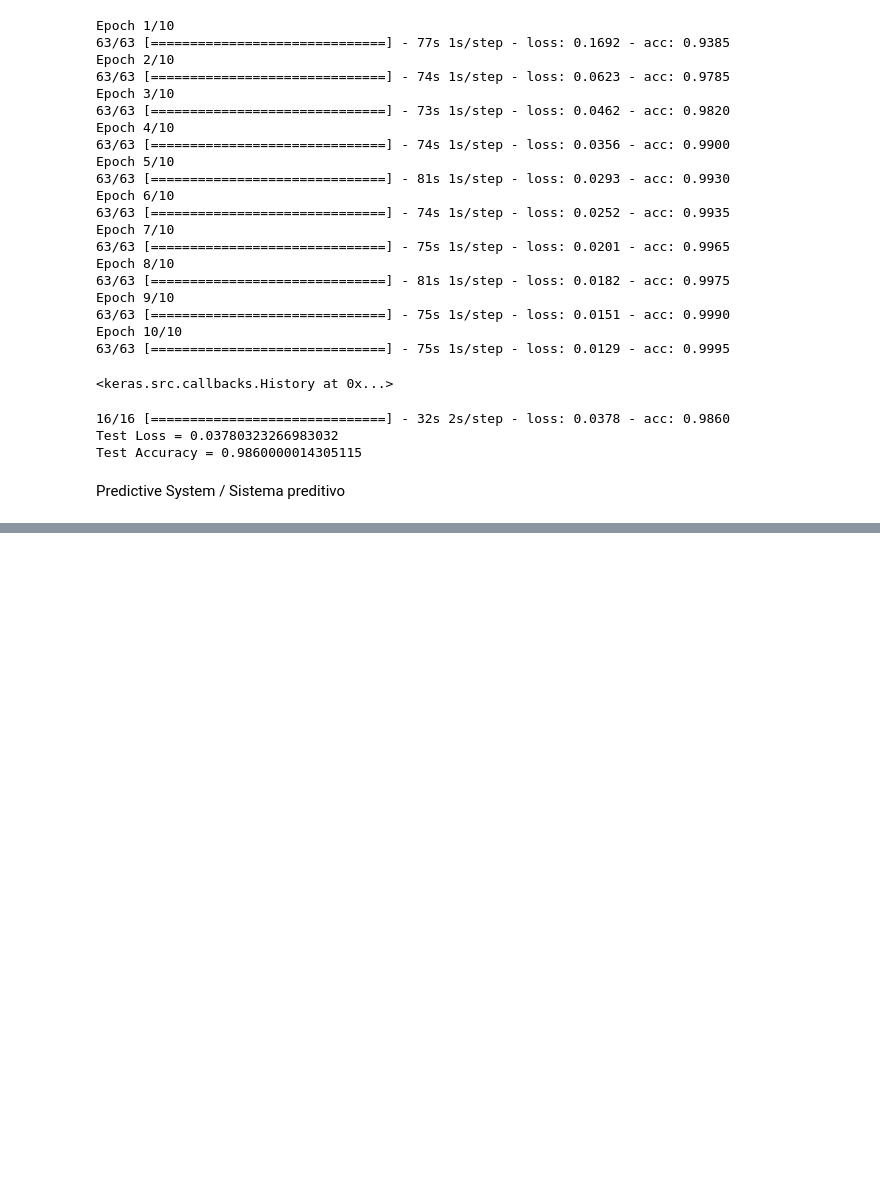
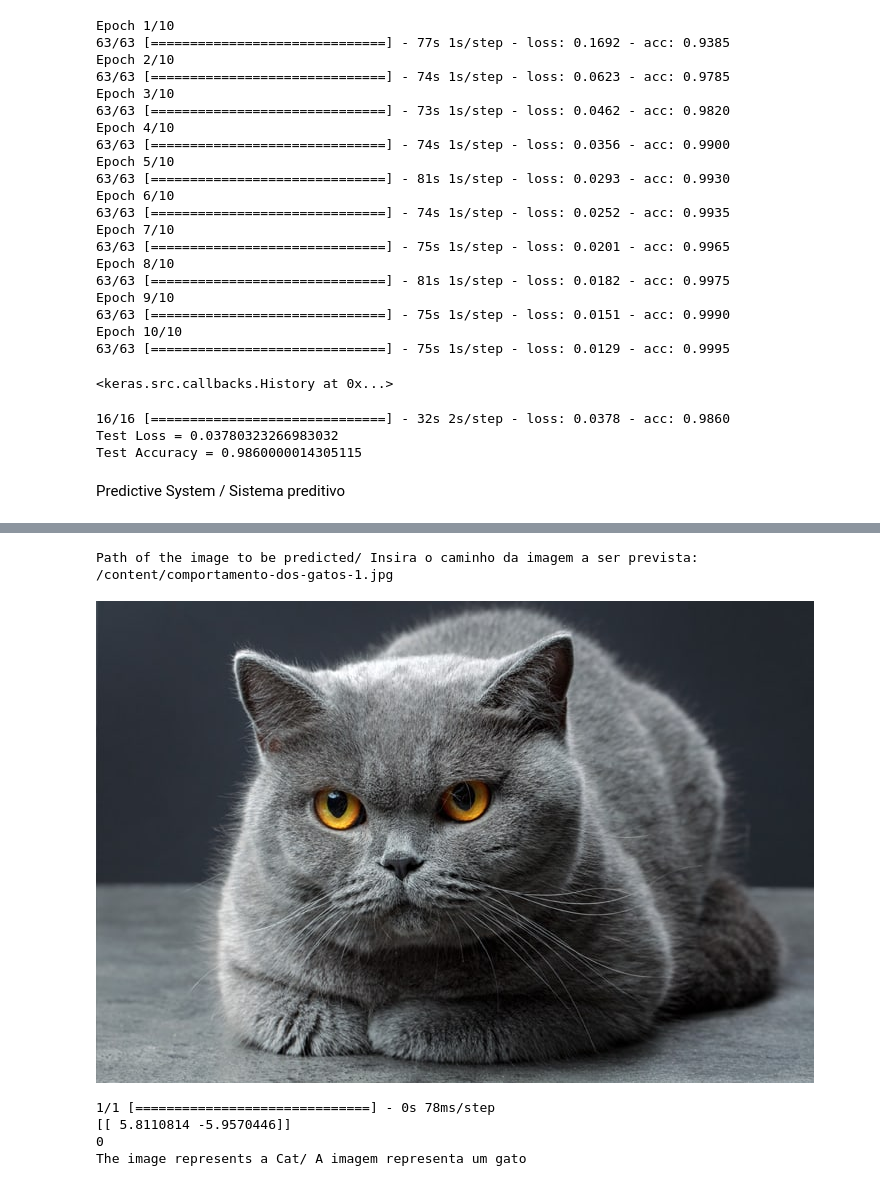
Before and after one commit to pds2-dcc-ufmg/2020-2-exercicio-revisao-refatoracao, a Jupyter notebook: TransferLearning_CatsxDog.ipynb, the cells around one changed output, grey strips where cells are left out. Cells and saved outputs as stored; diff of their text form; code cells hidden in the pictures; blank space fills up the shorter version.

```diff
--- a/TransferLearning_CatsxDog.ipynb
+++ b/TransferLearning_CatsxDog.ipynb
@@ -399,0 +407,33 @@ else:
+# %%
+input_image_path = input('Path of the image to be predicted/ Insira o caminho da imagem a ser prevista: ')
+
+input_image = cv2.imread(input_image_path)
+
+cv2_imshow(input_image)
+
+input_image_resize = cv2.resize(input_image, (224,224))
+
+input_image_scaled = input_image_resize/255
+
+image_reshaped = np.reshape(input_image_scaled, [1,224,224,3])
+
+input_prediction = model.predict(image_reshaped)
+
+print(input_prediction)
+
+input_pred_label = np.argmax(input_prediction)
+
+print(input_pred_label)
+
+if input_pred_label == 0:
+  print('The image represents a Cat/ A imagem representa um gato')
+
+else:
+  print('The image represents a Dog / A imagem representa um cachorro')
+# %% [output]
+Path of the image to be predicted/ Insira o caminho da imagem a ser prevista: /content/comportamento-dos-gatos-1.jpg
+[figure, added]
+1/1 [==============================] - 0s 78ms/step
+[[ 5.8110814 -5.9570446]]
+0
+The image represents a Cat/ A imagem representa um gato
```
Also changed, not shown: parts of 1 cell of this notebook.
